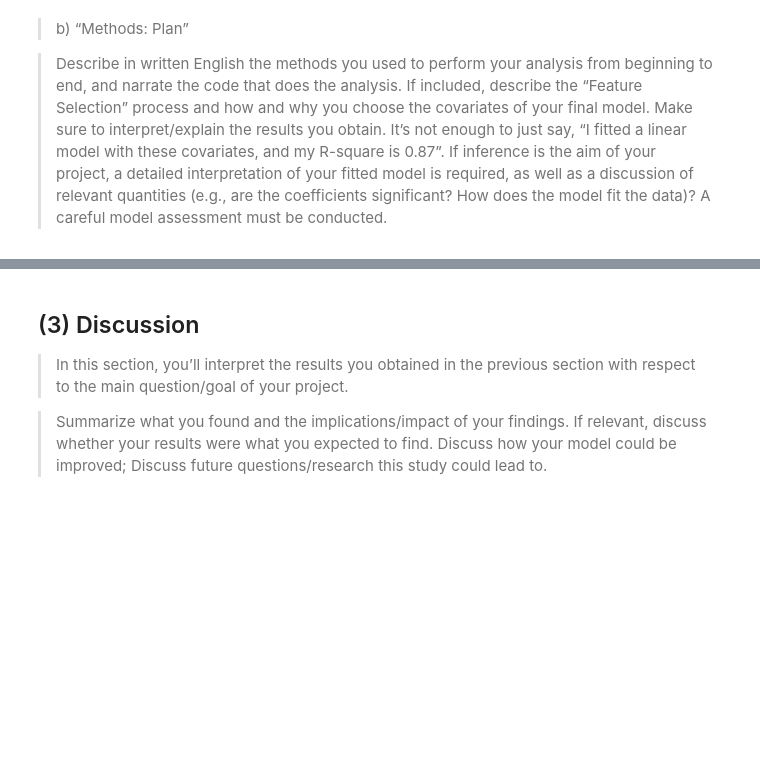
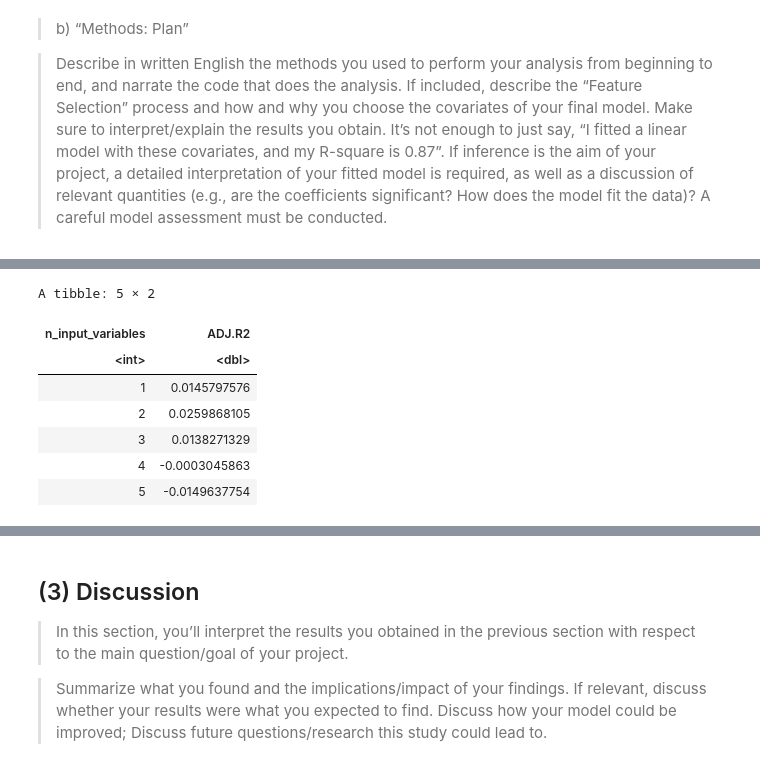
Before and after one commit to lllexiliang/stat301-final-project, a Jupyter notebook: final_project.ipynb, the cells around one changed output, grey strips where cells are left out. Cells and saved outputs as stored; diff of their text form; code cells hidden in the pictures; blank space fills up the shorter version.

```diff
--- a/final_project.ipynb
+++ b/final_project.ipynb
@@ -210,0 +262,19 @@ A data.frame: 6 × 8
+# %%
+#Check for adjr2 to select variables
+#Main Developer: Dominique
+#Contributer: Lexi
+tip_forward_summary_df <-
+    tibble(
+        n_input_variables = 1:5,
+        ADJ.R2 = tip_forward_sel_summary$adjr2
+    )
+tip_forward_summary_df
+# %% [output]
+A tibble: 5 × 2
+| n_input_variables | ADJ.R2 |
+| <int> | <dbl> |
+| 1 | 0.0145797576 |
+| 2 | 0.0259868105 |
+| 3 | 0.0138271329 |
+| 4 | -0.0003045863 |
+| 5 | -0.0149637754 |
```
Also changed, not shown: parts of 12 cells of this notebook.
